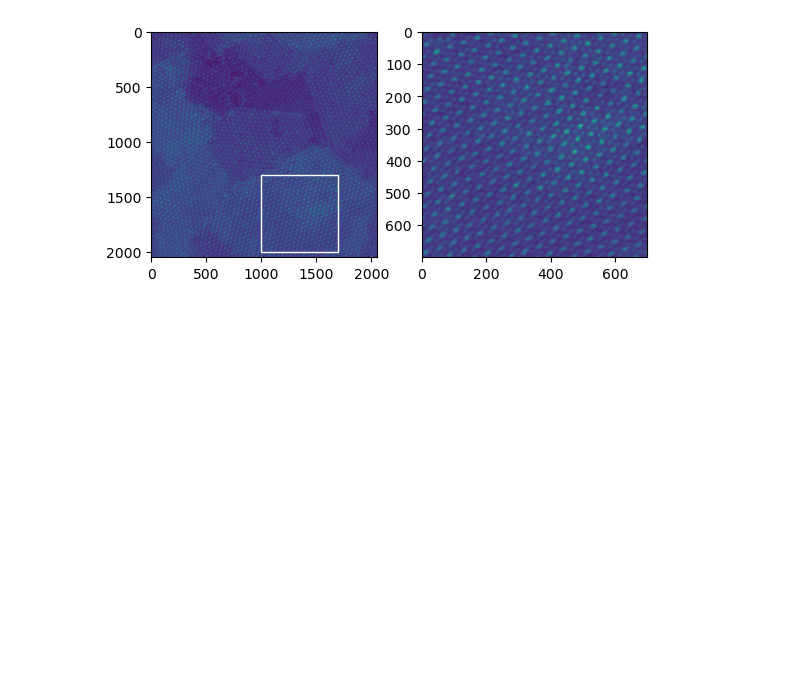
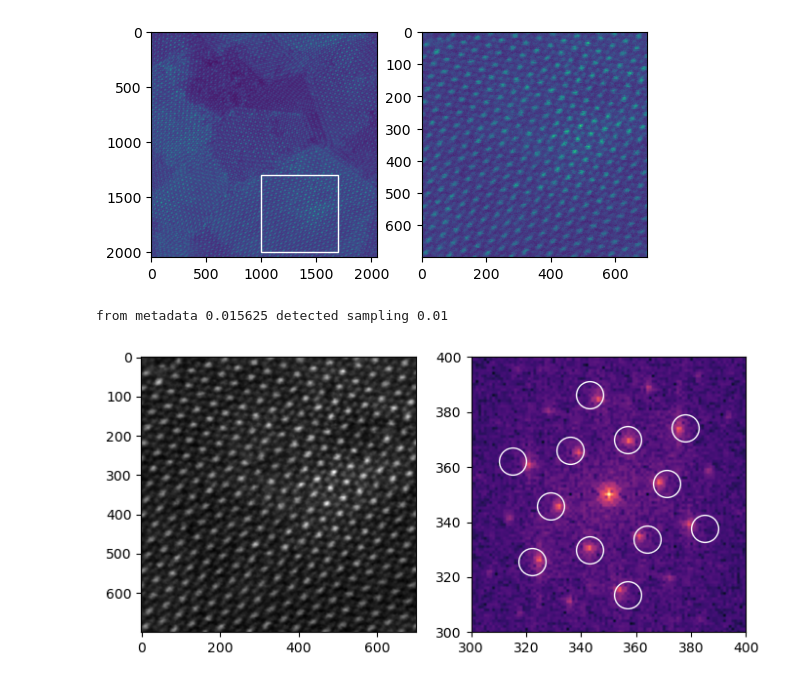
Before and after one commit to kofcla/data-analysis-tutorial, a Jupyter notebook: image-analysis-tutorial.ipynb, the cells around one changed output. Cells and saved outputs as stored; diff of their text form; code cells hidden in the pictures; blank space fills up the shorter version.

Commit message:
added fourier scale analysis

```diff
--- a/image-analysis-tutorial.ipynb
+++ b/image-analysis-tutorial.ipynb
@@ -317,8 +319,7 @@ The most accurate way to find the scale is to use the crystal directly. Each mat
 # %%
 ## Here I cut out a piece of an image that has the same orientation from this it is possible to find out the scale more correctly ##
 
-image = np.load('data/1264_PtSe2_HAADF_example-image_1.ndata1')['data']
-metadata = np.load('data/1264_PtSe2_HAADF_example-image_1.ndata1')['metadata.json']
+image, scale = load_image('data/1264_PtSe2_HAADF_example-image_1.ndata1')
 
 fig, axs = plt.subplots(1,2)
 
@@ -333,3 +334,32 @@ selected_image = image[xy[1]-width:xy[1], xy[0]:xy[0]+width]
 axs[1].imshow(selected_image);
 # %% [output]
 [figure]
+# %%
+## use fourier scale calibrator to get image scale ##
+
+## lattice constant of 1T PtSe2 from https://doi.org/10.1016/j.mtadv.2020.100076.
+    ### change this to your material!
+
+calibrator = FourierSpaceCalibrator('2nd-order-hexagonal',
+                                    lattice_constant=.3785, max_sampling=.2, min_sampling=.01,
+                                    normalize_azimuthal=False) ## lattice constant in nm to have scale similar to metadata
+
+f = np.abs(np.fft.fftshift(windowed_fft(selected_image)))
+
+calibrator.calibrate(selected_image)
+
+spots = calibrator.get_spots()
+
+fig, (ax1,ax2) = plt.subplots(1,2,figsize=(8,8))
+ax1.imshow(ndimage.gaussian_filter(selected_image,2),cmap='gray')
+ax2.imshow(f ** .2,cmap='magma')
+ax2.plot(*spots.T,'wo', mfc='none', markersize=20)
+
+n = 50
+ax2.set_xlim(f.shape[0] // 2 - n, f.shape[0] // 2 + n)
+ax2.set_ylim(f.shape[1] // 2 - n, f.shape[1] // 2 + n);
+
+print('from metadata', scale, 'detected sampling', calibrator(selected_image))
+# %% [output]
+from metadata 0.015625 detected sampling 0.01
+[figure, added]
```
Also changed, not shown: parts of 2 cells of this notebook, 1 other file.
